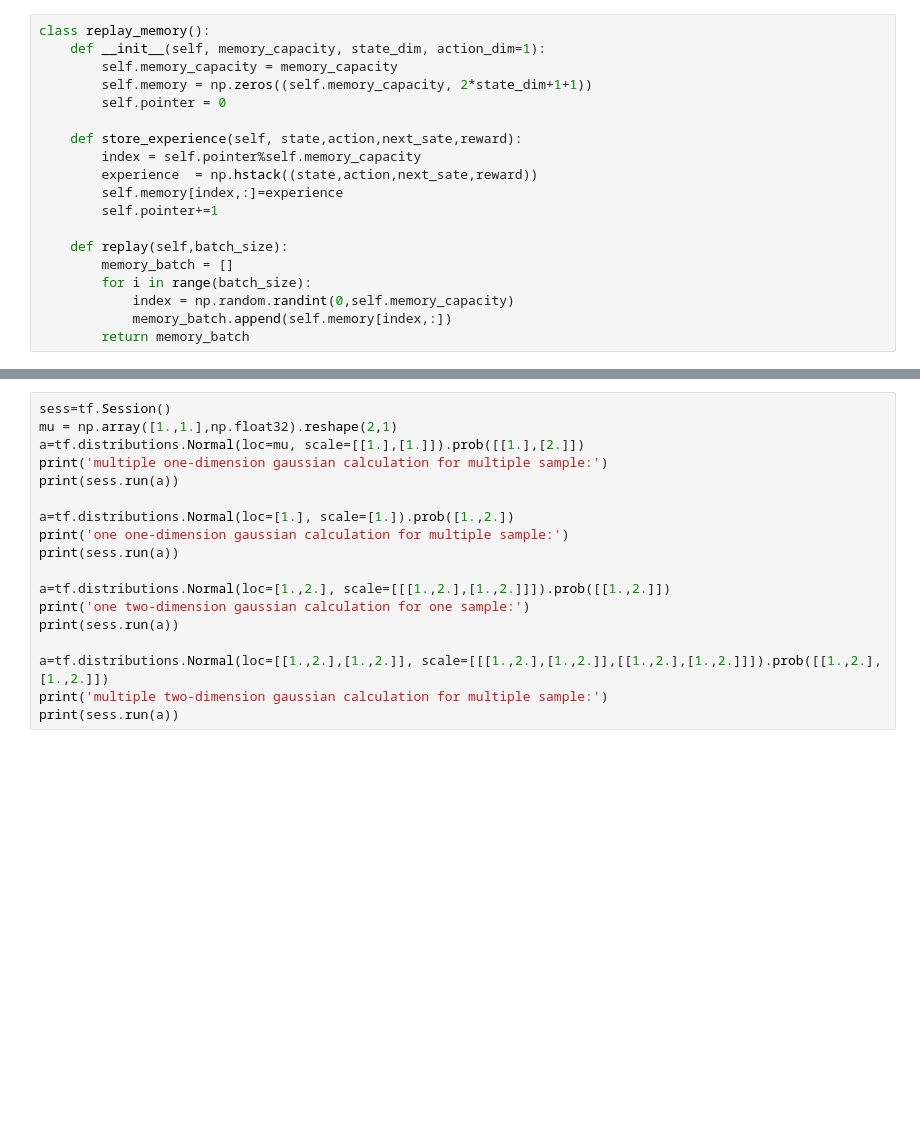
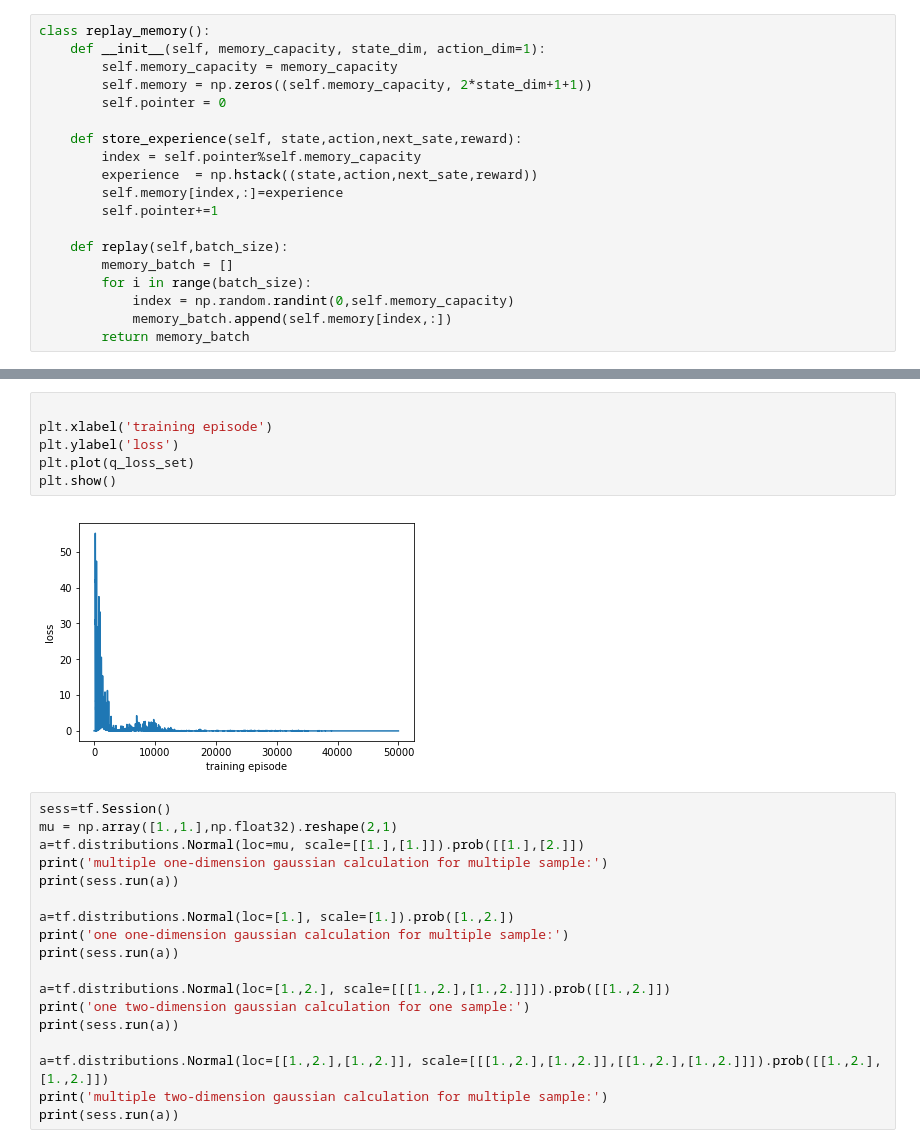
Before and after one commit to Wangjw6/research, a Jupyter notebook: ML/Others/Reinforcement Learning.ipynb, the cells around one changed output, grey strips where cells are left out. Drawn from its saved outputs; the diff is of its cells as text; blank space fills up the shorter version.

```diff
--- a/ML/Others/Reinforcement Learning.ipynb
+++ b/ML/Others/Reinforcement Learning.ipynb
@@ -2514,3 +2530,11 @@ plt.show()
+# %%
+
+plt.xlabel('training episode')
+plt.ylabel('loss')
+plt.plot(q_loss_set)
+plt.show()
+# %% [output]
+[figure, added]
 # %%
 sess=tf.Session()
 mu = np.array([1.,1.],np.float32).reshape(2,1)
```
Also changed, not shown: parts of 15 cells of this notebook.
